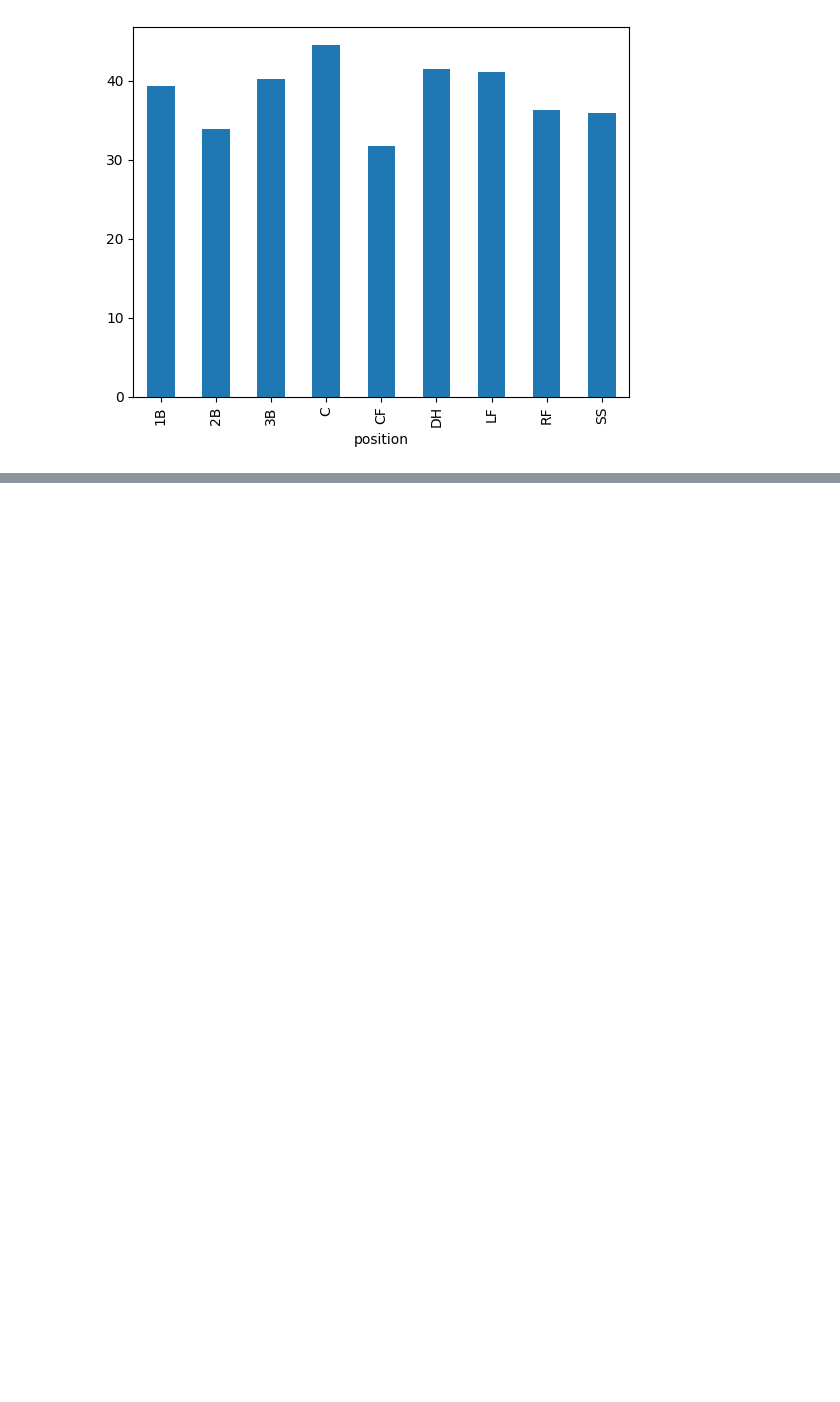
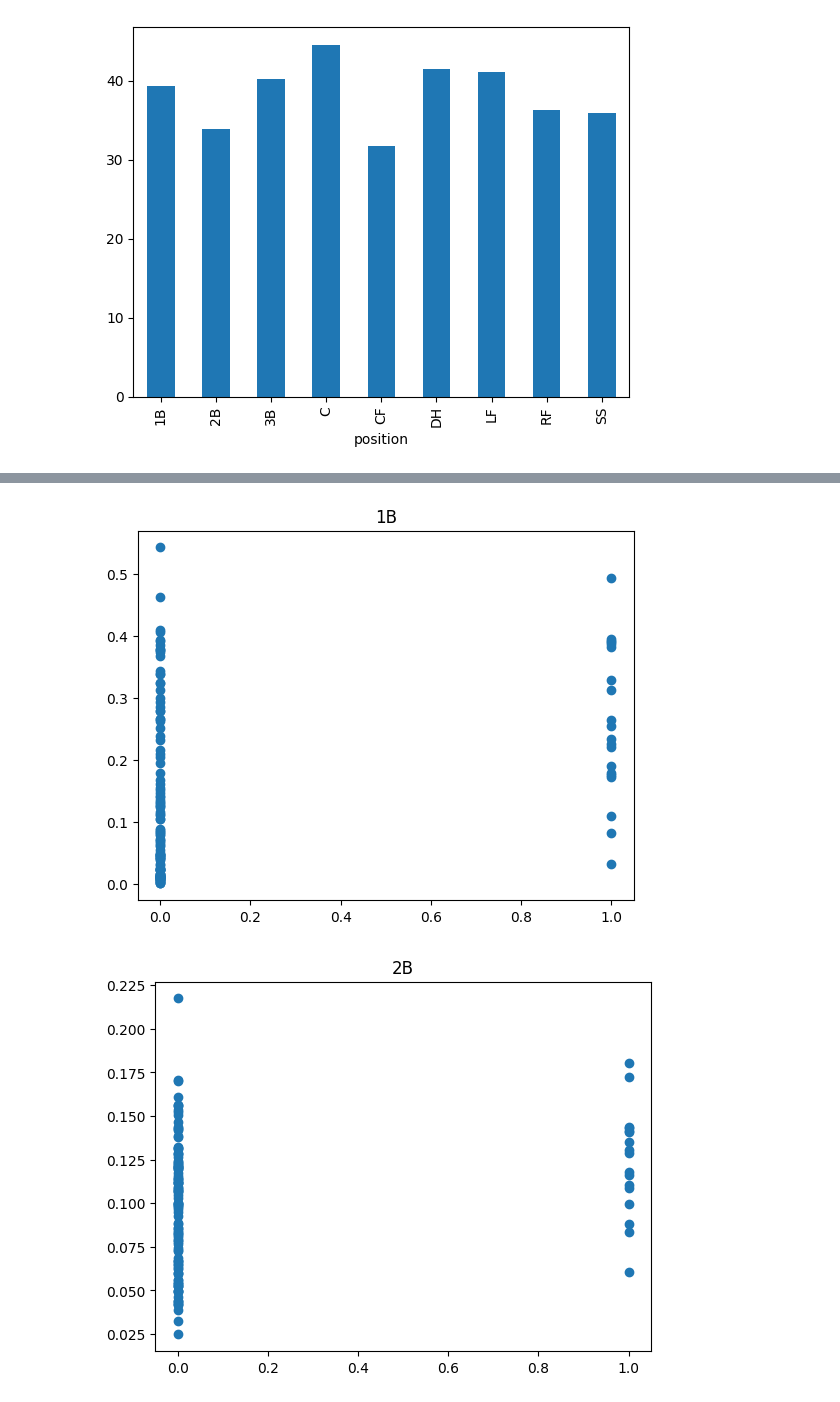
Before and after one commit to hermesfu/mlb-data-analysis, a Jupyter notebook: webscraping.ipynb, the cells around one changed output, grey strips where cells are left out. Cells and saved outputs as stored; diff of their text form; code cells hidden in the pictures; blank space fills up the shorter version.

Commit message:
Add Machine Learning Part

```diff
--- a/webscraping.ipynb
+++ b/webscraping.ipynb
@@ -82,0 +106,15 @@ df.groupby('position')['RBI'].mean().plot(kind='bar')
+# %%
+norm_layer = tf.keras.layers.Normalization(axis=-1)
+norm_layer.adapt(x_train)
+# %%
+model = tf.keras.Sequential([
+    norm_layer,
+    tf.keras.layers.Dense(32, input_shape=(16,), activation='relu'),
+    tf.keras.layers.Dense(16),
+    tf.keras.layers.Dropout(0.2),
+    tf.keras.layers.Dense(9, activation='softmax')
+])
+# %%
+model.compile(optimizer=tf.keras.optimizers.Adam(learning_rate=0.001), loss='categorical_crossentropy', metrics=["accuracy"])
+# %%
+model.fit(x_train, y_train, epochs=10, validation_split=0.1)
@@ -82,0 +143,7 @@ df.groupby('position')['RBI'].mean().plot(kind='bar')
+# %%
+result = model.predict(x_test)
+for i in range(5):
+  plt.scatter(y_test.iloc[:,i], result[:,i])
+  plt.title(y_test.columns[i])
+  plt.show()
+# %% [output]
@@ -82,0 +152,2 @@ df.groupby('position')['RBI'].mean().plot(kind='bar')
+[figure, added]
+[figure, added]
```
Also changed, not shown: parts of 10 cells of this notebook.
